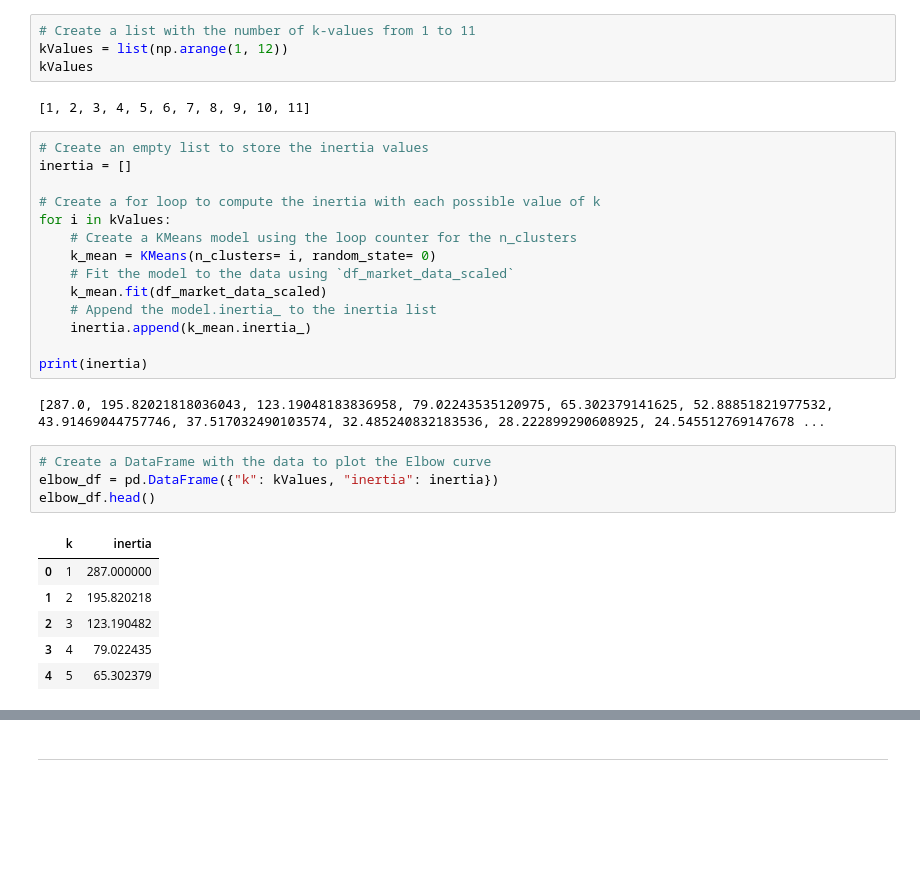
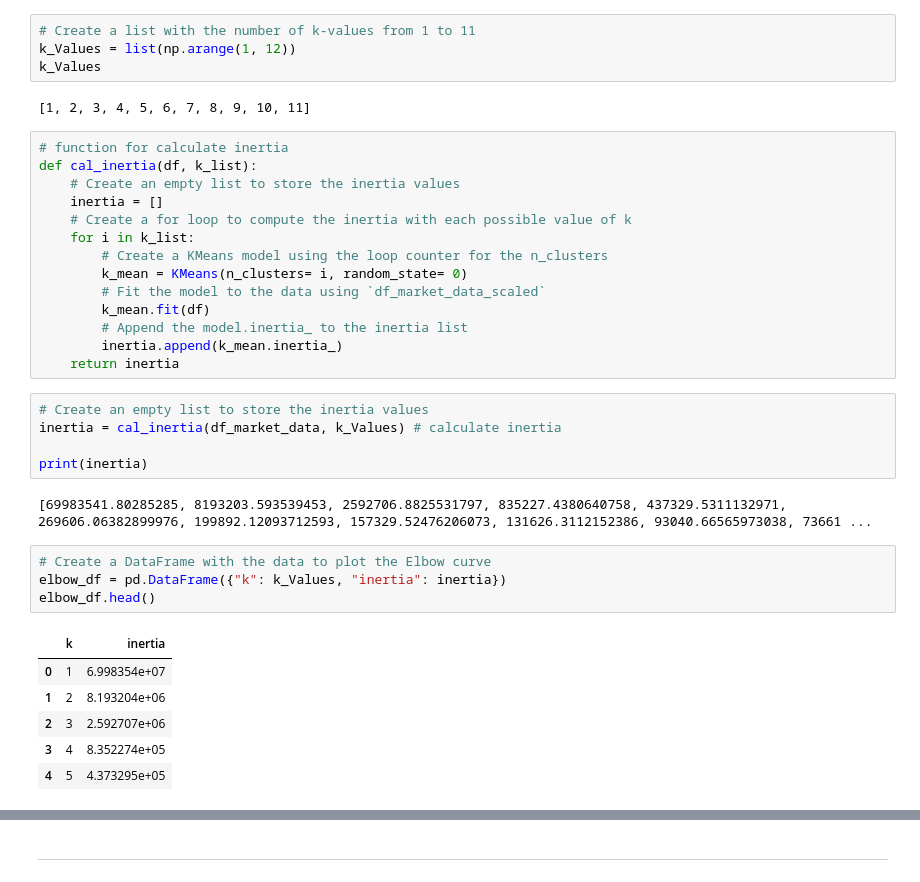
Before and after one commit to wingylui/CryptoClustering, a Jupyter notebook: Crypto_Clustering.ipynb, the cells around one changed output, grey strips where cells are left out. Saved outputs shown, nothing was run; the diff lists cells and outputs as text; blank space fills up the shorter version.

```diff
--- a/Crypto_Clustering.ipynb
+++ b/Crypto_Clustering.ipynb
@@ -83,37 +80,42 @@ df_market_data_scaled.head()
 ### Find the Best Value for k Using the Original Data.
 # %%
 # Create a list with the number of k-values from 1 to 11
-kValues = list(np.arange(1, 12))
-kValues
+k_Values = list(np.arange(1, 12))
+k_Values
 # %% [output]
 [1, 2, 3, 4, 5, 6, 7, 8, 9, 10, 11]
 # %%
-# Create an empty list to store the inertia values
-inertia = []
-
-# Create a for loop to compute the inertia with each possible value of k
-for i in kValues:
-    # Create a KMeans model using the loop counter for the n_clusters
-    k_mean = KMeans(n_clusters= i, random_state= 0)
-    # Fit the model to the data using `df_market_data_scaled`
-    k_mean.fit(df_market_data_scaled)
-    # Append the model.inertia_ to the inertia list
-    inertia.append(k_mean.inertia_)
-
-print(inertia)
+# function for calculate inertia
+def cal_inertia(df, k_list):
+    # Create an empty list to store the inertia values
+    inertia = []
+    # Create a for loop to compute the inertia with each possible value of k
+    for i in k_list:
+        # Create a KMeans model using the loop counter for the n_clusters
+        k_mean = KMeans(n_clusters= i, random_state= 0)
+        # Fit the model to the data using `df_market_data_scaled`
+        k_mean.fit(df)
+        # Append the model.inertia_ to the inertia list
+        inertia.append(k_mean.inertia_)
+    return inertia
-# %% [output]
-[287.0, 195.82021818036043, 123.19048183836958, 79.02243535120975, 65.302379141625, 52.88851821977532, 43.91469044757746, 37.517032490103574, 32.485240832183536, 28.222899290608925, 24.545512769147678 ...
+# %%
+# Create an empty list to store the inertia values
+inertia = cal_inertia(df_market_data, k_Values) # calculate inertia
+
+print(inertia)
+# %% [output]
+[69983541.80285285, 8193203.593539453, 2592706.8825531797, 835227.4380640758, 437329.5311132971, 269606.06382899976, 199892.12093712593, 157329.52476206073, 131626.3112152386, 93040.66565973038, 73661 ...
 # %%
 # Create a DataFrame with the data to plot the Elbow curve
-elbow_df = pd.DataFrame({"k": kValues, "inertia": inertia})
+elbow_df = pd.DataFrame({"k": k_Values, "inertia": inertia})
 elbow_df.head()
 # %% [output]
 |  | k | inertia |
-| 0 | 1 | 287.000000 |
-| 1 | 2 | 195.820218 |
-| 2 | 3 | 123.190482 |
-| 3 | 4 | 79.022435 |
-| 4 | 5 | 65.302379 |
+| 0 | 1 | 6.998354e+07 |
+| 1 | 2 | 8.193204e+06 |
+| 2 | 3 | 2.592707e+06 |
+| 3 | 4 | 8.352274e+05 |
+| 4 | 5 | 4.373295e+05 |
 # %%
 # Plot a line chart with all the inertia values computed with
 # elbow_df.plot.line(x= "k", y= "inertia")
```
Also changed, not shown: parts of 17 cells of this notebook.
